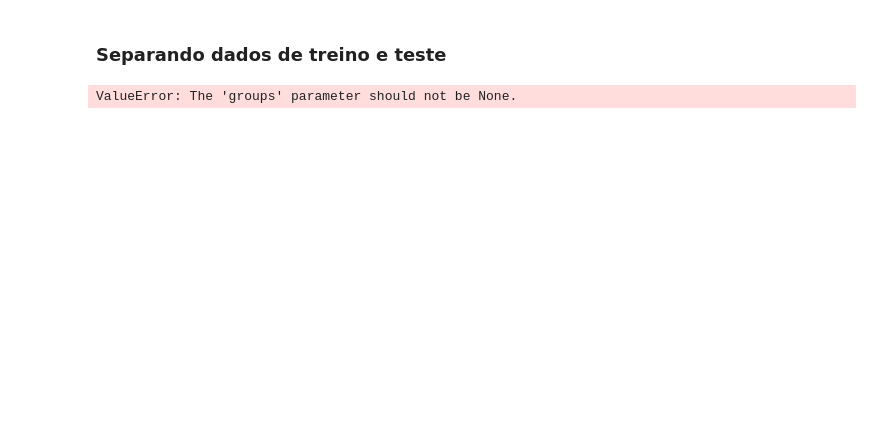
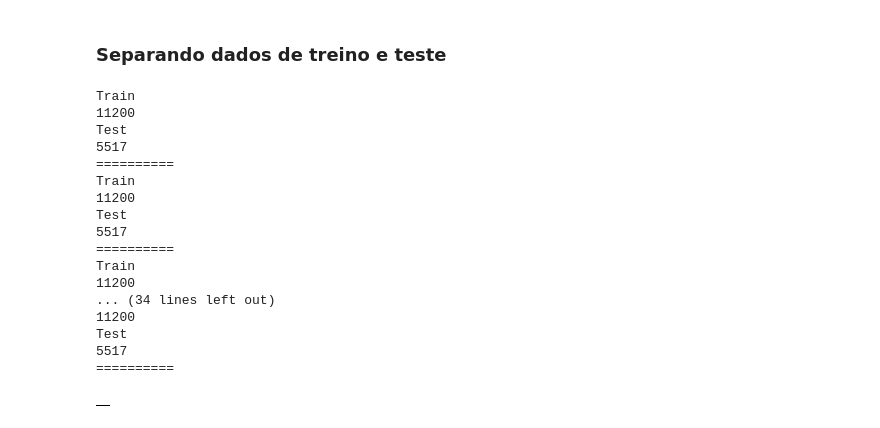
Before and after one commit to jacksonpereira/video-game-sales-with-ratings, a Jupyter notebook: Limpeza dos dados_na_zero.ipynb, the cells around one changed output. Drawn from its saved outputs; the diff is of its cells as text; code cells hidden in the pictures; blank space fills up the shorter version.

```diff
--- a/Limpeza dos dados_na_zero.ipynb
+++ b/Limpeza dos dados_na_zero.ipynb
@@ -346,19 +346,42 @@ memory usage: 2.2+ MB
 # %% [markdown]
 ### Separando dados de treino e teste
 # %%
-from sklearn.model_selection import GroupShuffleSplit
-rs = GroupShuffleSplit(n_splits=5, train_size=0.67, random_state=42)
+from sklearn.model_selection import ShuffleSplit
+rs = ShuffleSplit(test_size=0.33, random_state=42)
 df_train = pd.DataFrame(data={})
 df_test = pd.DataFrame(data={})
+columns = ['Nome', 'Plataforma', 'Ano de lancamento', 'Genero', 'Publicadora', 'Vendas NA', 'Vendas EU', 'Vendas JP',
+           'Outras vendas', 'Vendas globais', 'Pontuacao da critica', 'Contagem de criticas', 'Pontuacao dos usuarios',
+           'Contagem de usuarios', 'Desenvolvedora', 'Classificacao', 'Media de pontuacao']
 for train_index, test_index in rs.split(data):
-    print(train_index)
-    df_train.append(pd.DataFrame(data=train_index))
-    print(test_index)
-    df_test.append(pd.DataFrame(data=test_index))
+    print('Train')
+    print(len(train_index))
+#     df_train.append(pd.DataFrame(data=train_index, columns=columns))
+    print('Test')
+    print(len(test_index))
+#     df_test.append(pd.DataFrame(data=test_index, columns=columns))
+#     print(data.iloc[train])
     print('==========')
 df_train.head()
 # %% [output]
-ValueError: The 'groups' parameter should not be None.
+Train
+11200
+Test
+5517
+==========
+Train
+11200
+Test
+5517
+==========
+Train
+11200
+... (34 lines left out)
+11200
+Test
+5517
+==========
+|  |
 # %%
 # 4.573 de treino
 # 2.252 de teste
```
Also changed, not shown: parts of 13 cells of this notebook, 1 other file.
